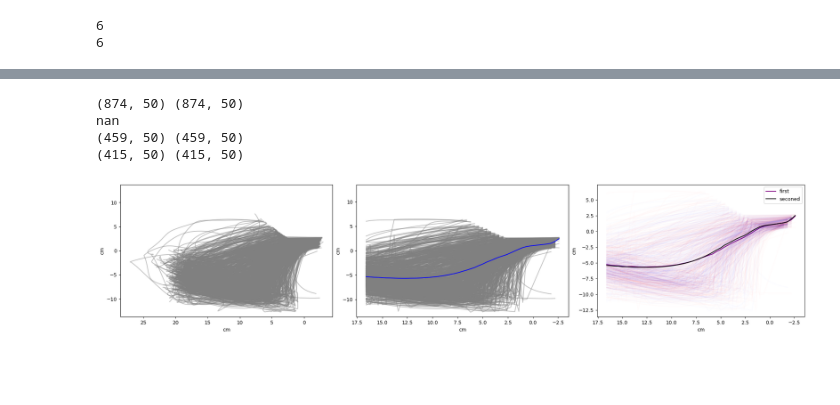
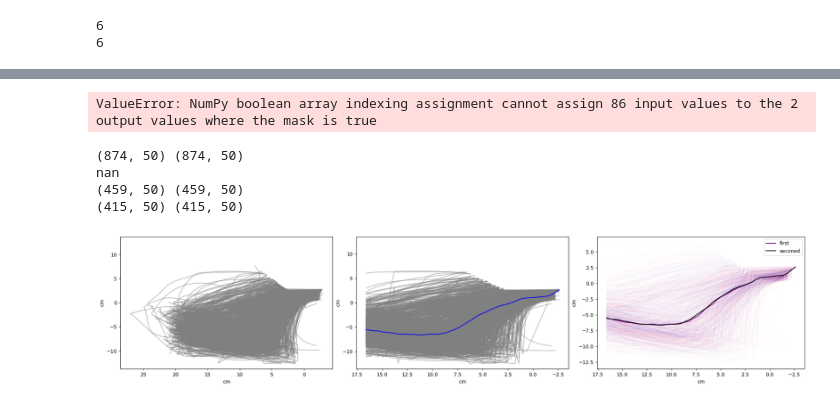
Before and after one commit to msidikpr/obstacle_avoidance, a Jupyter notebook: plots/notebooks/light_dark_plotsipynb.ipynb, the cells around one changed output, grey strips where cells are left out. Cells and saved outputs as stored; diff of their text form; code cells hidden in the pictures; blank space fills up the shorter version.

```diff
--- a/plots/notebooks/light_dark_plotsipynb.ipynb
+++ b/plots/notebooks/light_dark_plotsipynb.ipynb
@@ -47,5 +48,8 @@ light_df,dark_df = light.df, dark.df
 # %% [output]
 6
 6
+# %%
+light_df.condition = 'light'
+dark.df.condition = 'dark'
 # %%
 calculate_relative_distance_goal(light_df)
@@ -84,3 +145,25 @@ find_consective_trials(dark_df)
+# %%
+calculate_relative_distance_goal(df)
+
+calculate_relative_distance(df)
+
+angle_to_open_corner(df)
+
+angle_to_target_port(df)
+
+zero_out_angle(df)
+
+zero_out_angle_target_port(df)
+
+df_tortuosity(df)
+
+lateral_error_open_corner(df)
+
+find_consective_trials(df)
+
+calculate_speed(df)
+# %% [output]
+ValueError: NumPy boolean array indexing assignment cannot assign 86 input values to the 2 output values where the mask is true
 # %%
 """Distance from edge light"""
 long_df = create_long_df(light_df)
@@ -126,8 +209,8 @@ for i,row in enumerate(long_df.iterrows()):
     ax2.plot(xnew,ynew,c = 'grey',alpha = .5)
 ax2.invert_xaxis()
 print(distance_array.shape,angle_array.shape)
-ax2.plot(np.nanmean(distance_array,axis = 0),np.nanmean(angle_array,axis = 0),c = 'blue')
-print(np.nanmean(angle_array,axis = 0).max())
+ax2.plot(np.nanmedian(distance_array,axis = 0),np.nanmedian(angle_array,axis = 0),c = 'blue')
+print(np.nanmedian(angle_array,axis = 0).max())
 by_consecutive = long_df.groupby(['consecutive'])
 for con,con_df in by_consecutive:
     if con == 1:
@@ -148,36 +231,36 @@ for i,row in enumerate(first_df.iterrows()):
     ynew = interpolater(xnew)
     distance_array[i] = xnew
     angle_array[i] = ynew
     ax3.plot(xnew,ynew,c = 'red',alpha = .01)
-ax3.plot(np.nanmean(distance_array,axis = 0),np.nanmean(angle_array,axis = 0),c = 'purple',label = 'first')
+ax3.plot(np.nanmedian(distance_array,axis = 0),np.nanmedian(angle_array,axis = 0),c = 'purple',label = 'first')
 print(distance_array.shape,angle_array.shape)
 rows = sec_df.shape[0]
 angle_array_sec = np.empty([rows,50])
 angle_array_sec[:] =np.nan
 distance_array_sec = np.empty([rows,50])
 distance_array_sec[:] =np.nan
 for i,row in enumerate(sec_df.iterrows()):
 
     #length = int(row[1]['len_facing_corner'])
     length = np.argwhere(row[1]['distance_from_edge']>-3).max()
     interpolater = interp1d(row[1]['distance_from_edge'][:length],row[1]['lateral_error'][:length],fill_value=np.nan,bounds_error=False)
     xnew =  np.arange(-3, 17, .4)
     ynew = interpolater(xnew)
     distance_array_sec[i] = xnew
     angle_array_sec[i] = ynew
     ax3.plot(xnew,ynew,c = 'blue',alpha = .01)
-ax3.plot(np.nanmean(distance_array_sec,axis = 0),np.nanmean(angle_array_sec,axis = 0),c = 'black',label = 'seconed')
+ax3.plot(np.nanmedian(distance_array_sec,axis = 0),np.nanmedian(angle_array_sec,axis = 0),c = 'black',label = 'seconed')
 print(distance_array_sec.shape,angle_array_sec.shape)
 ax3.invert_xaxis()
 ax3.legend()
 symmetrize_y_axis(ax1)
 symmetrize_y_axis(ax2)
 # %% [output]
 (874, 50) (874, 50)
 nan
 (459, 50) (459, 50)
 (415, 50) (415, 50)
-[figure, old version]
+[figure, new version]
 # %%
 """Distance from edge dark"""
 long_df = create_long_df(dark_df)
```
Also changed, not shown: parts of 9 cells of this notebook, 8 other files.
